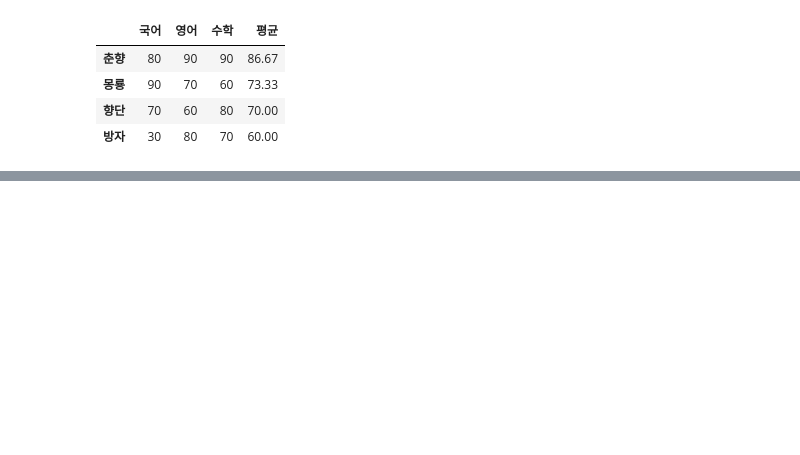
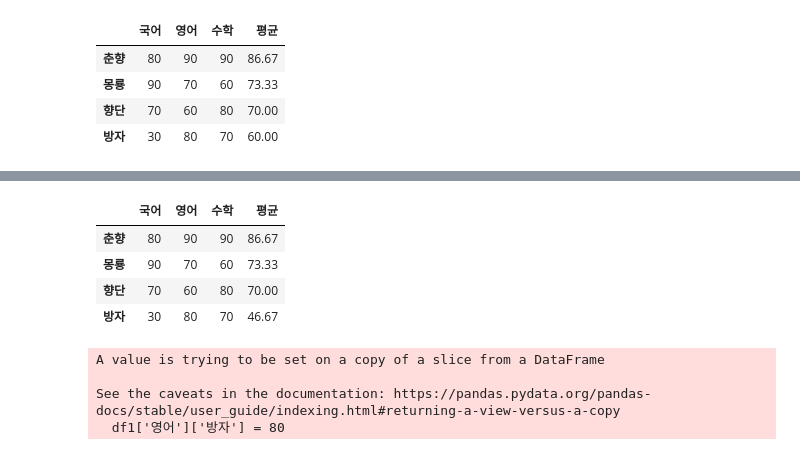
Before and after one commit to Yewon99/X-Data-Analysis-2021.11, a Jupyter notebook: 02.Pandas/연습문제.ipynb, the cells around one changed output, grey strips where cells are left out. Cells and saved outputs as stored; diff of their text form; code cells hidden in the pictures; blank space fills up the shorter version.

```diff
--- a/02.Pandas/연습문제.ipynb
+++ b/02.Pandas/연습문제.ipynb
@@ -127,0 +143,3 @@ df
+# %%
+df.drop(columns=['평균','평균2'], inplace=True)
+df
@@ -135,3 +159,13 @@ df
 | 몽룡 | 90 | 70 | 60 | 73.33 |
 | 향단 | 70 | 60 | 80 | 70.00 |
 | 방자 | 30 | 80 | 70 | 60.00 |
+# %%
+data = {
+    '국어': [80, 90, 70, 30],
+    '영어': [90, 70, 60, 40],
+    '수학': [90, 60, 80, 70]
+}
+columns = ['국어', '영어', '수학']
+index = ['춘향', '몽룡', '향단', '방자']
+df1 = pd.DataFrame(data, index=index, columns=columns).copy()
+df1
@@ -137,0 +178,21 @@ df
+# %%
+df1['평균'] = ((df.mean(axis=1)).round(2)).copy()
+df1
+# %% [output]
+|  | 국어 | 영어 | 수학 | 평균 |
+| 춘향 | 80 | 90 | 90 | 86.67 |
+| 몽룡 | 90 | 70 | 60 | 73.33 |
+| 향단 | 70 | 60 | 80 | 70.00 |
+| 방자 | 30 | 80 | 70 | 46.67 |
+# %%
+df1['영어']['방자'] = 80
+# 이 값을 바꿈으로써 평균에 영향을 주기 때문에 warning 문구가 뜸
+
+#warning 문구 없애기
+#import warnings
+# warnings.filterwarnings('ignore')
+# %% [output]
+A value is trying to be set on a copy of a slice from a DataFrame
+
+See the caveats in the documentation: https://pandas.pydata.org/pandas-docs/stable/user_guide/indexing.html#returning-a-view-versus-a-copy
+  df1['영어']['방자'] = 80
```
Also changed, not shown: parts of 20 cells of this notebook, 3 other files.
